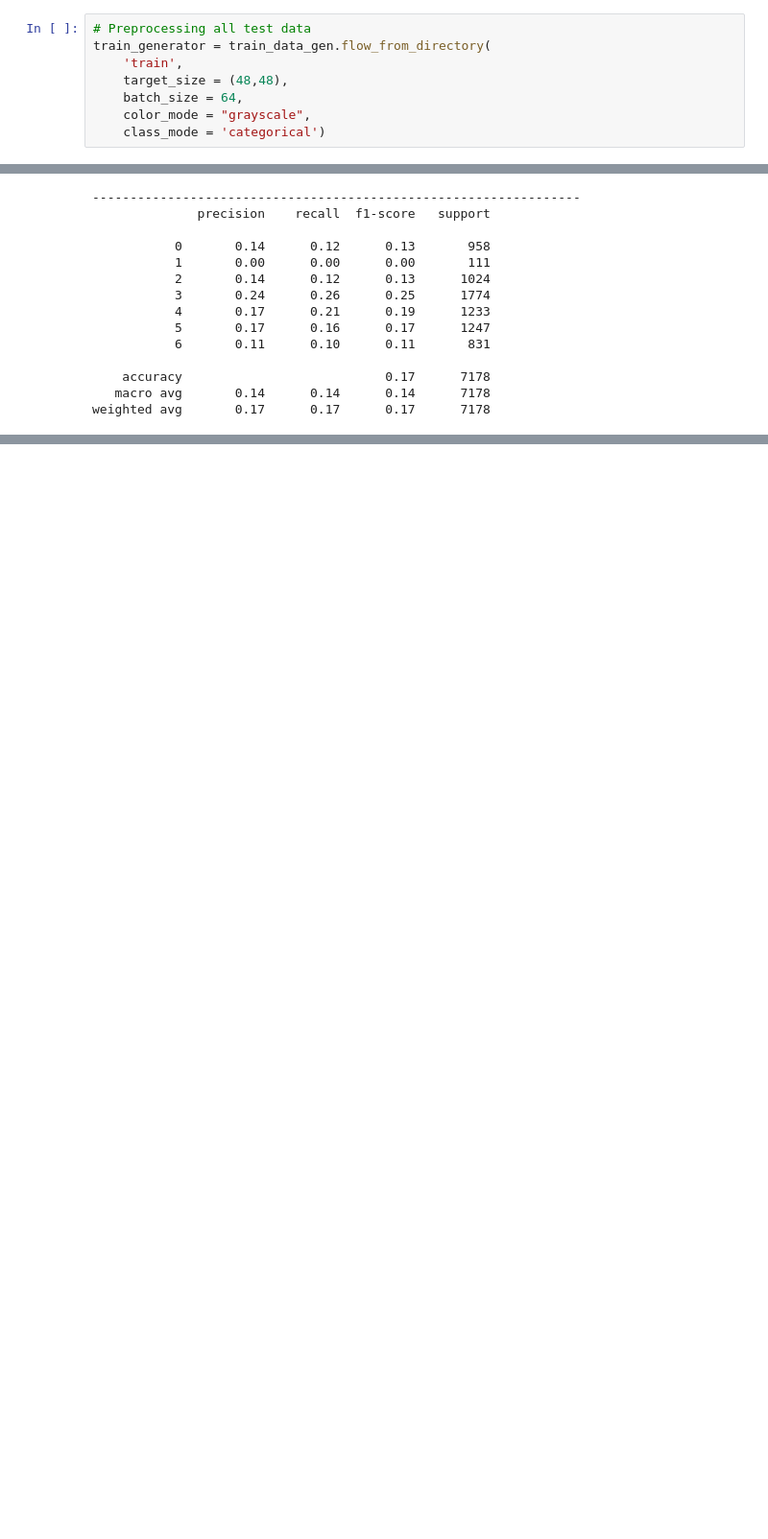
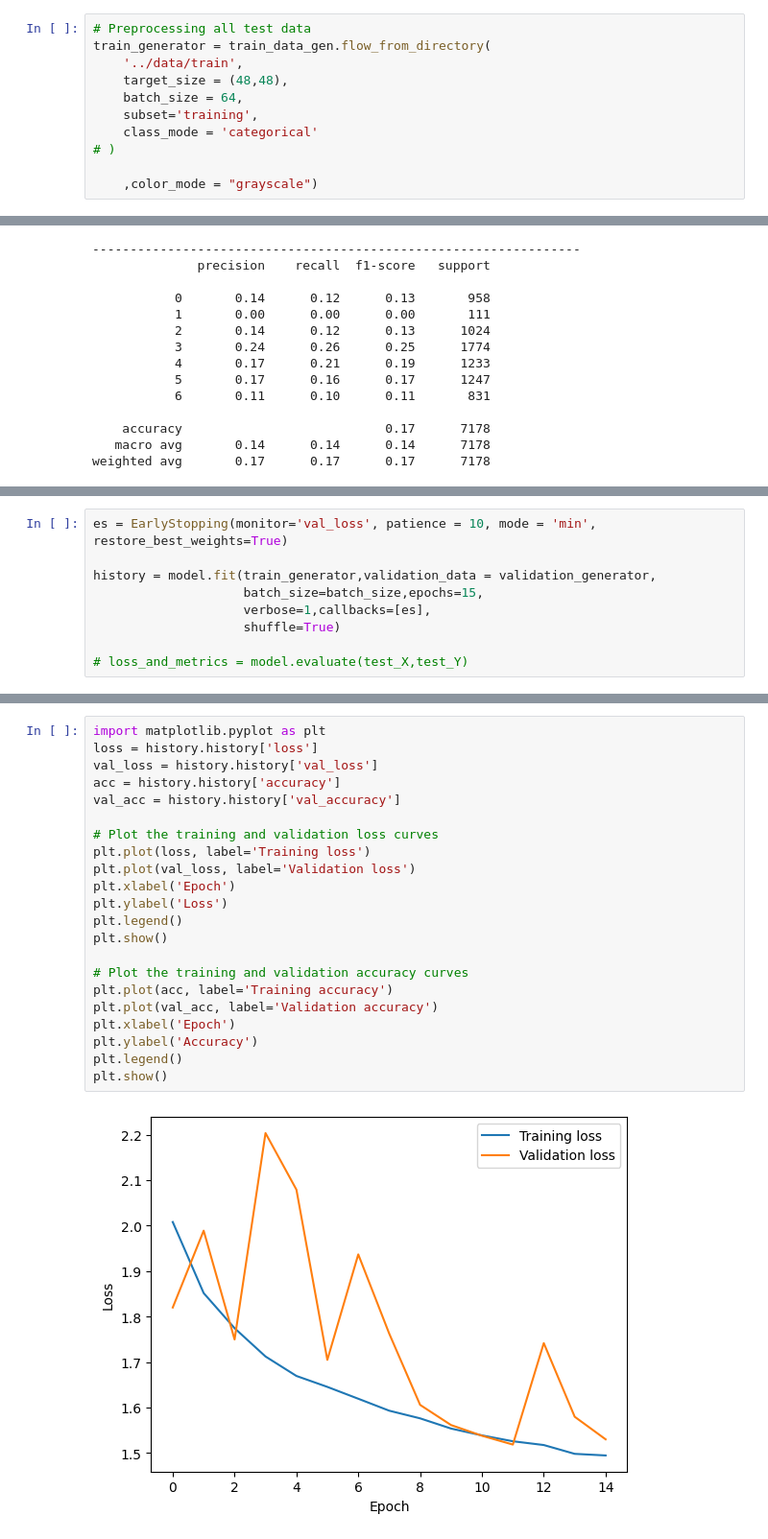
Before and after one commit to dhruvchopra2003/FeelTunes2.0, a Jupyter notebook: emotion_detector/EmotionDetection.ipynb, the cells around one changed output, grey strips where cells are left out. Shown at 96% size. Saved outputs shown, nothing was run; the diff lists cells and outputs as text; blank space fills up the shorter version.

```diff
--- a/emotion_detector/EmotionDetection.ipynb
+++ b/emotion_detector/EmotionDetection.ipynb
@@ -98,9 +56,12 @@ validation_data_gen = ImageDataGenerator(rescale=1./255)
 # %%
 # Preprocessing all test data
 train_generator = train_data_gen.flow_from_directory(
-    'train',
+    '../data/train',
     target_size = (48,48),
     batch_size = 64,
-    color_mode = "grayscale",
-    class_mode = 'categorical')
+    subset='training',
+    class_mode = 'categorical'
+# )
+
+    ,color_mode = "grayscale")
 # %% [output]
@@ -457,0 +744,9 @@ Successfully installed joblib-1.2.0 scikit-learn-1.2.2 threadpoolctl-3.1.0
+# %%
+es = EarlyStopping(monitor='val_loss', patience = 10, mode = 'min', restore_best_weights=True)
+
+history = model.fit(train_generator,validation_data = validation_generator,
+                    batch_size=batch_size,epochs=15,
+                    verbose=1,callbacks=[es],
+                    shuffle=True)
+
+# loss_and_metrics = model.evaluate(test_X,test_Y)
@@ -457,0 +771,24 @@ Successfully installed joblib-1.2.0 scikit-learn-1.2.2 threadpoolctl-3.1.0
+# %%
+import matplotlib.pyplot as plt
+loss = history.history['loss']
+val_loss = history.history['val_loss']
+acc = history.history['accuracy']
+val_acc = history.history['val_accuracy']
+
+# Plot the training and validation loss curves
+plt.plot(loss, label='Training loss')
+plt.plot(val_loss, label='Validation loss')
+plt.xlabel('Epoch')
+plt.ylabel('Loss')
+plt.legend()
+plt.show()
+
+# Plot the training and validation accuracy curves
+plt.plot(acc, label='Training accuracy')
+plt.plot(val_acc, label='Validation accuracy')
+plt.xlabel('Epoch')
+plt.ylabel('Accuracy')
+plt.legend()
+plt.show()
+# %% [output]
+[figure, added]
```
Also changed, not shown: parts of 54 cells of this notebook, 3 other files.
